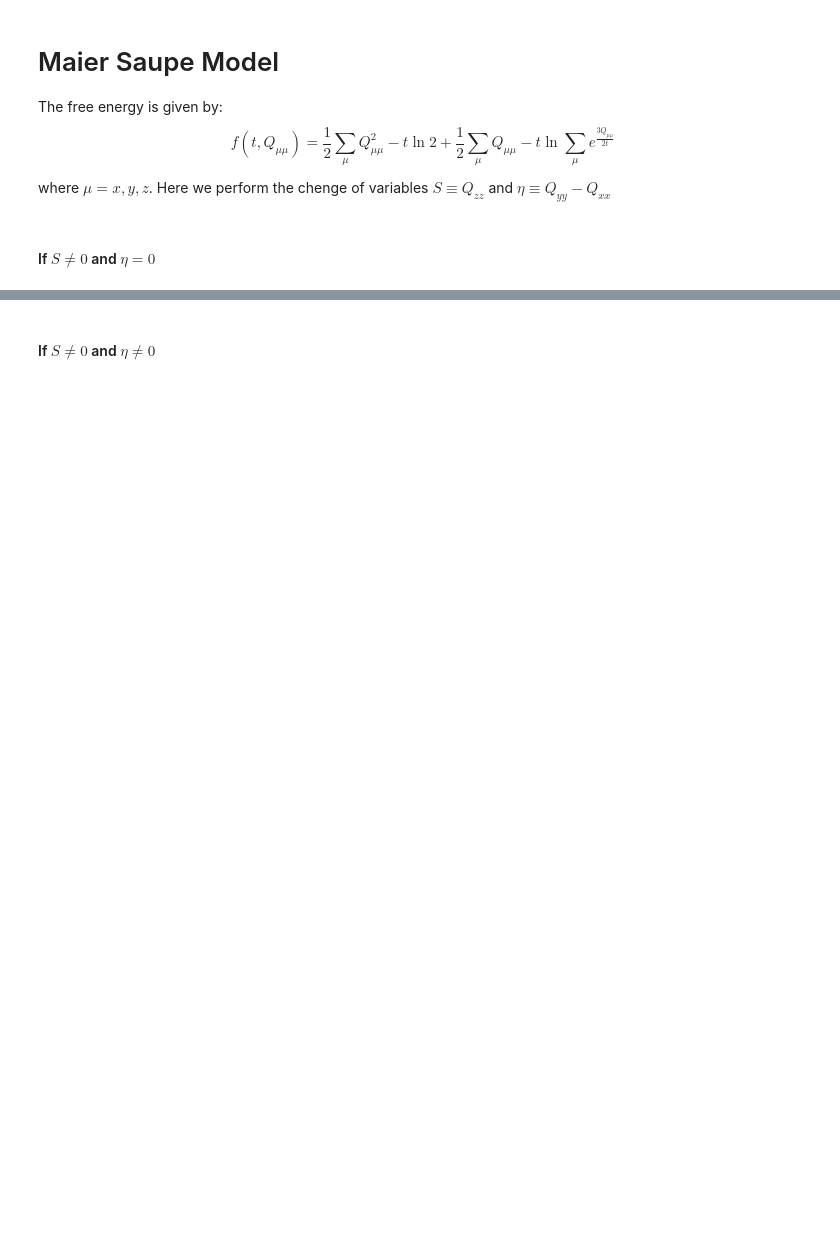
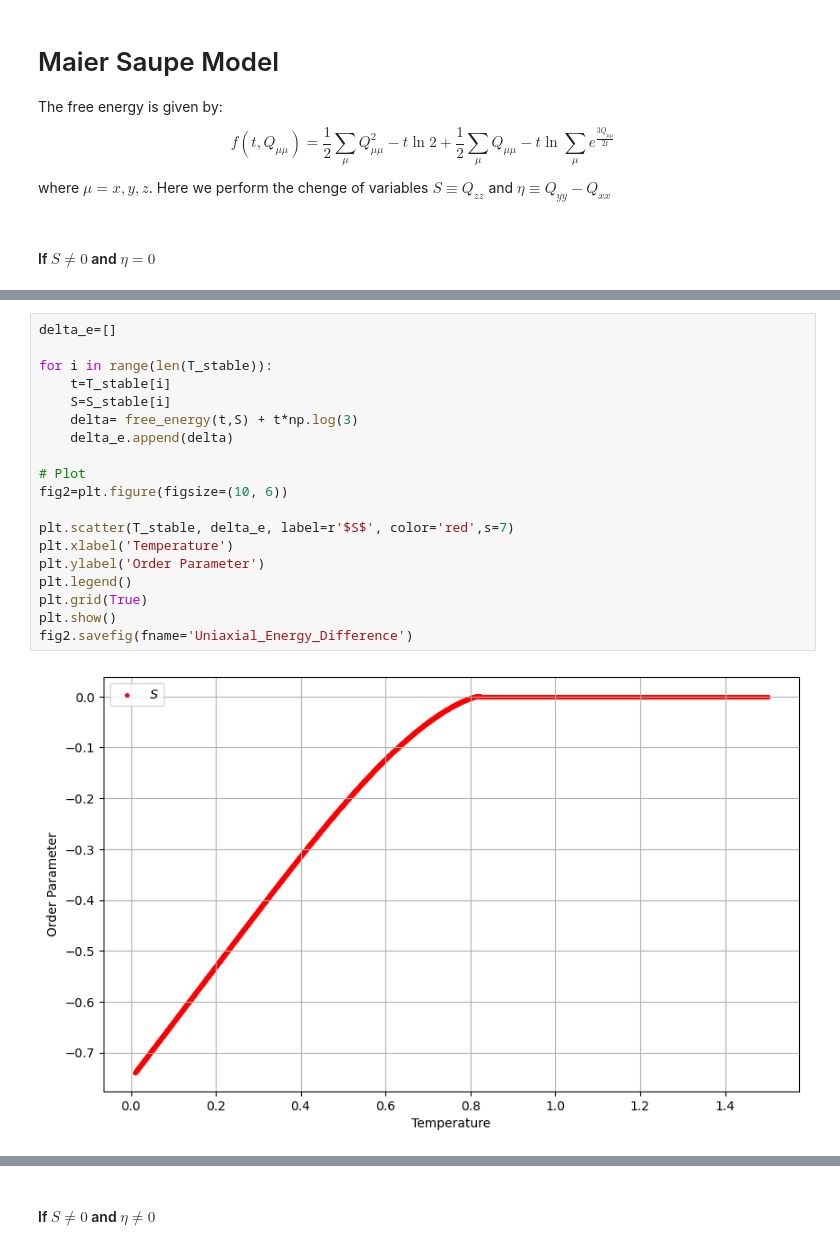
Before and after one commit to Gabrielkrzyzanowski/Master_Research, a Jupyter notebook: Maier-Saupe_Model.ipynb, the cells around one changed output, grey strips where cells are left out. Drawn from its saved outputs; the diff is of its cells as text; blank space fills up the shorter version.

```diff
--- a/Maier-Saupe_Model.ipynb
+++ b/Maier-Saupe_Model.ipynb
@@ -69,0 +91,21 @@ fig4.savefig(fname='Stable_Result')
+# %%
+delta_e=[]
+
+for i in range(len(T_stable)):
+    t=T_stable[i]
+    S=S_stable[i]
+    delta= free_energy(t,S) + t*np.log(3)
+    delta_e.append(delta)
+
+# Plot
+fig2=plt.figure(figsize=(10, 6))
+
+plt.scatter(T_stable, delta_e, label=r'$S$', color='red',s=7)
+plt.xlabel('Temperature')
+plt.ylabel('Order Parameter')
+plt.legend()
+plt.grid(True)
+plt.show()
+fig2.savefig(fname='Uniaxial_Energy_Difference')
+# %% [output]
+[figure, added]
```
Also changed, not shown: parts of 10 cells of this notebook, 12 other files.
